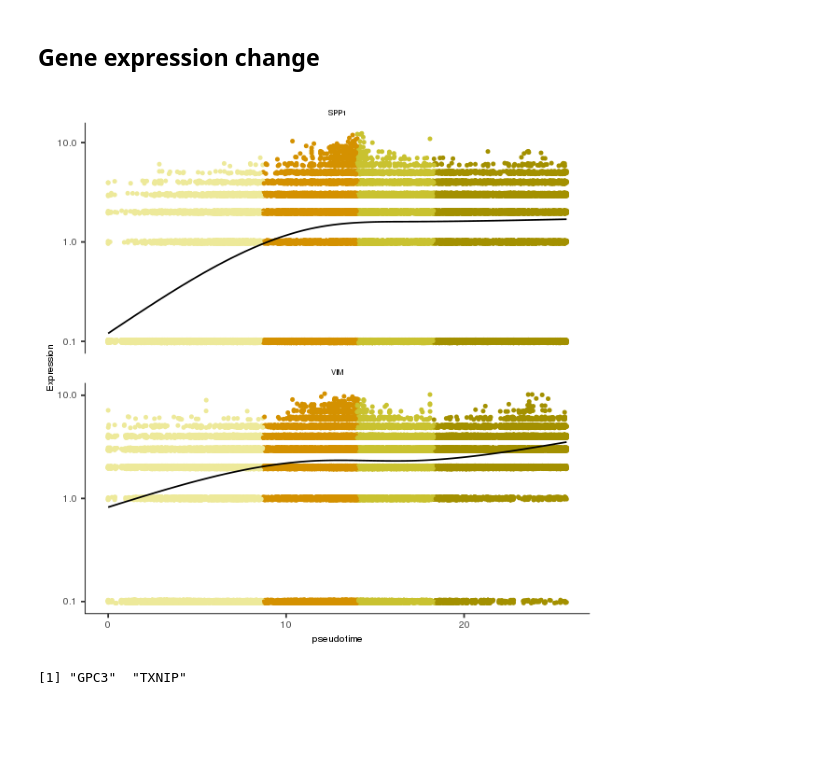
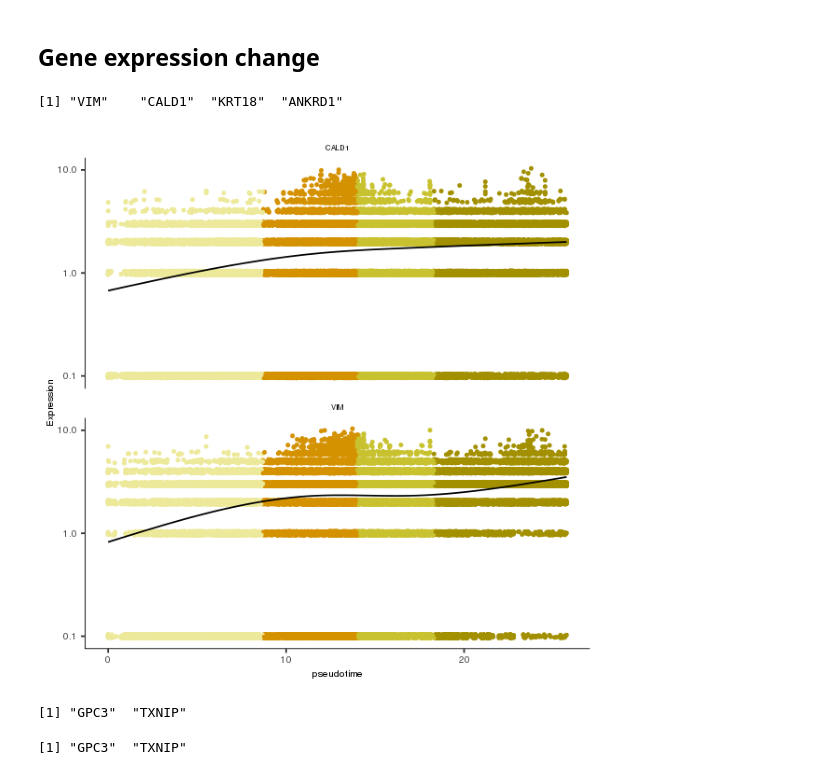
Before and after one commit to mkrdonovan/pancreatic_progenitor_singlecell, a Jupyter notebook: Figure_4_V01.ipynb, the cells around one changed output. Saved outputs shown, nothing was run; the diff lists cells and outputs as text; code cells hidden in the pictures; blank space fills up the shorter version.

```diff
--- a/Figure_4_V01.ipynb
+++ b/Figure_4_V01.ipynb
@@ -371,22 +767,32 @@ PlotPPCChangeOverTime()
 # %% [markdown]
 ## Gene expression change
+# %%
+c(lm_fit_coefs_sig[order(-abs(lm_fit_coefs_sig$estimate)), "gene_short_name"][1:4])
+# %% [output]
+[1] "VIM"    "CALD1"  "KRT18"  "ANKRD1"
 # %%
 # genes = c(lm_fit_coefs_sig[order(-abs(lm_fit_coefs_sig$estimate)), "gene_short_name"][1:2])
 
 # genes2plot = cds_subset[rowData(cds_subset)$gene_short_name %in% genes,]
 
 
-genes = c("VIM", "SPP1")
+genes = c("VIM", "CALD1")
 
 genes2plot = cds_subset[rowData(cds_subset)$gene_short_name %in% genes,]
 
 options(repr.plot.width = 5, repr.plot.height = 5)
 
 plot_genes_in_pseudotime(genes2plot,color_cells_by = "pseudotime_quantile", min_expr=0.1) +
                          scale_color_manual(values = c("#ede99a", "#d49100","#c9c230", "#a39000"), guide = FALSE) +
                          theme(text = element_text(size=6), axis.text.x = element_text(size=6), axis.text.y = element_text(size=6))
 # %% [output]
-[figure, old version]
+[figure, new version]
+# %%
+genes = c(lm_fit_coefs_sig[order((lm_fit_coefs_sig$estimate)), "gene_short_name"][1:2])
+
+genes
+# %% [output]
+[1] "GPC3"  "TXNIP"
 # %%
 genes = c(lm_fit_coefs_sig[order((lm_fit_coefs_sig$estimate)), "gene_short_name"][1:2])
 
```
Also changed, not shown: parts of 85 cells of this notebook, 8 other files.
